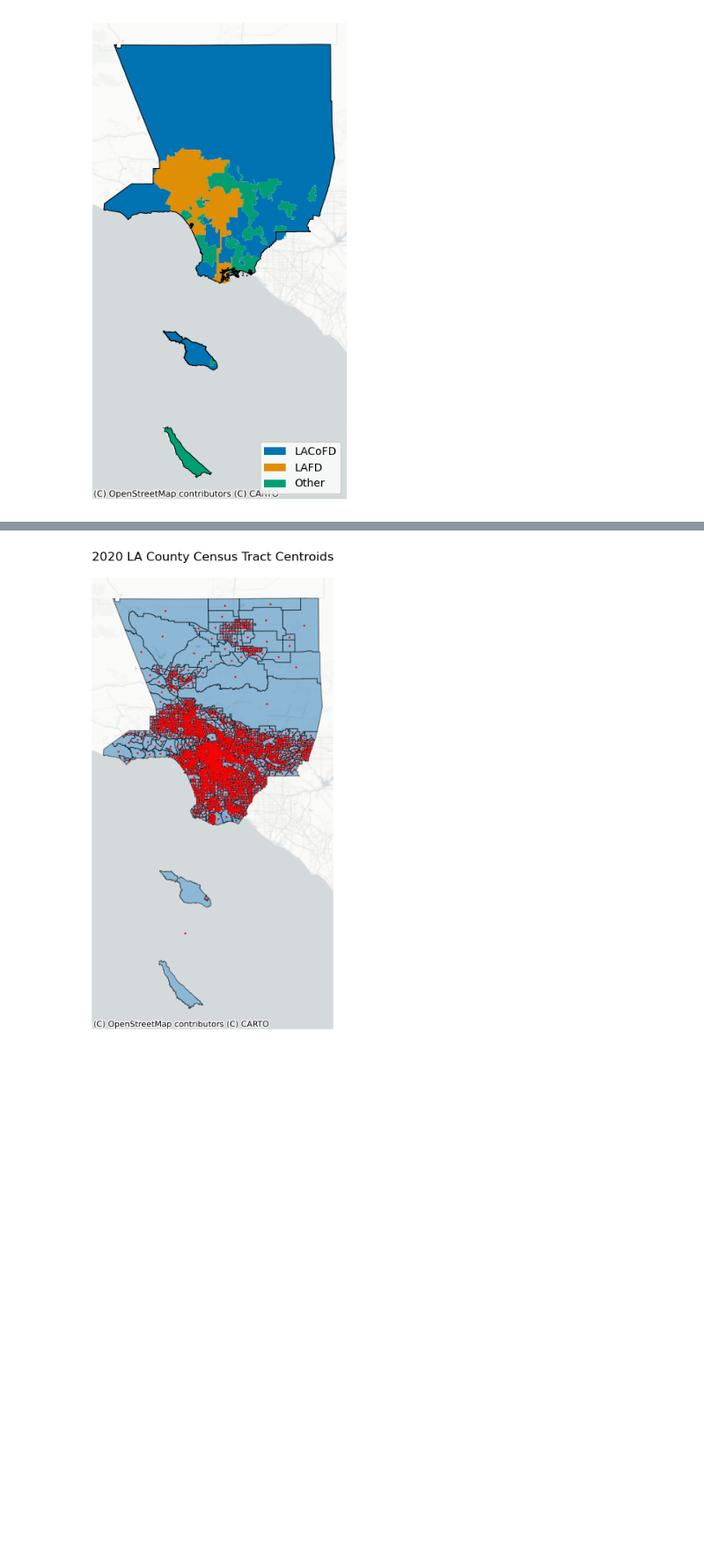
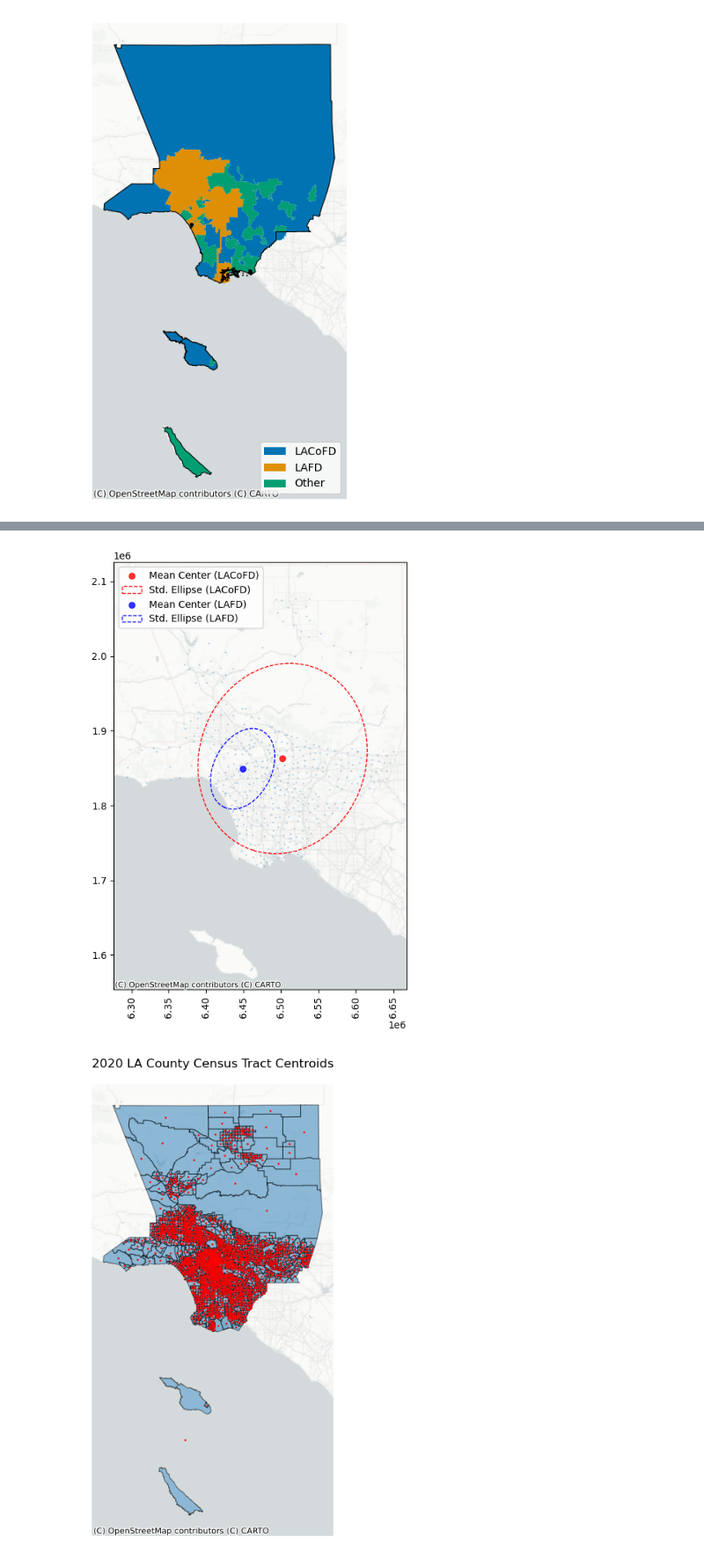
Before and after one commit to giovani-gutierrez/TDA_CalFire, a Jupyter notebook: SVI_EDA.ipynb, the cells around one changed output, grey strips where cells are left out. Shown at 88% size. Saved outputs shown, nothing was run; the diff lists cells and outputs as text; code cells hidden in the pictures; blank space fills up the shorter version.

```diff
--- a/SVI_EDA.ipynb
+++ b/SVI_EDA.ipynb
@@ -133,3 +157,60 @@ plt.savefig('Figures/department_boundaries.png', bbox_inches = 'tight', dpi = 60
+# %%
+# list of lacofd station coords
+lacofd_coords = all_stations[all_stations['department'] == 'LACoFD'].geometry.get_coordinates().values.tolist()
+
+# list of lafd station coords
+lafd_coords = all_stations[all_stations['department'] == 'LAFD'].geometry.get_coordinates().values.tolist()
+
+mean_center_lacofd = pointpats.centrography.mean_center(lacofd_coords)
+mean_center_lafd = pointpats.centrography.mean_center(lafd_coords)
+
+major_lacofd, minor_lacofd, rotation_lacofd = pointpats.centrography.ellipse(
+    lacofd_coords
+)
+major_lafd, minor_lafd, rotation_lafd = pointpats.centrography.ellipse(
+    lafd_coords
+)
+
+# plot
+f, ax = plt.subplots()
+all_stations.plot(ax=ax, markersize=0.05)
+
+ax.scatter(*mean_center_lacofd, color="red", marker="o", label="Mean Center (LACoFD)", alpha=0.8)
+ellipse = patches.Ellipse(
+    xy=mean_center_lacofd,
+    width=major_lacofd * 2,
+    height=minor_lacofd * 2,
+    angle=np.rad2deg(rotation_lacofd),
+    facecolor="none",
+    edgecolor="red",
+    linestyle="--",
+    label="Std. Ellipse (LACoFD)",
+)
+ax.add_patch(ellipse)
+
+ax.scatter(*mean_center_lafd, color="blue", marker="o", label="Mean Center (LAFD)", alpha=0.8)
+ellipse = patches.Ellipse(
+    xy=mean_center_lafd,
+    width=major_lafd * 2,
+    height=minor_lafd * 2,
+    angle=np.rad2deg(rotation_lafd),
+    facecolor="none",
+    edgecolor="blue",
+    linestyle="--",
+    label="Std. Ellipse (LAFD)",
+)
+ax.add_patch(ellipse)
+
+ax.legend(loc="upper left")
+
+cx.add_basemap(
+    ax=ax,
+    crs=all_stations.crs,
+    source="CartoDB Positron No Labels",
+)
+plt.xticks(rotation=90);
+# %% [output]
+[figure, added]
 # %%
 ax = svi.plot(alpha = 0.5, edgecolor = 'k', linewidth = 0.75)
 svi['centroid'].plot(ax = ax, color = 'r', markersize = 0.75)
```
Also changed, not shown: parts of 5 cells of this notebook.
